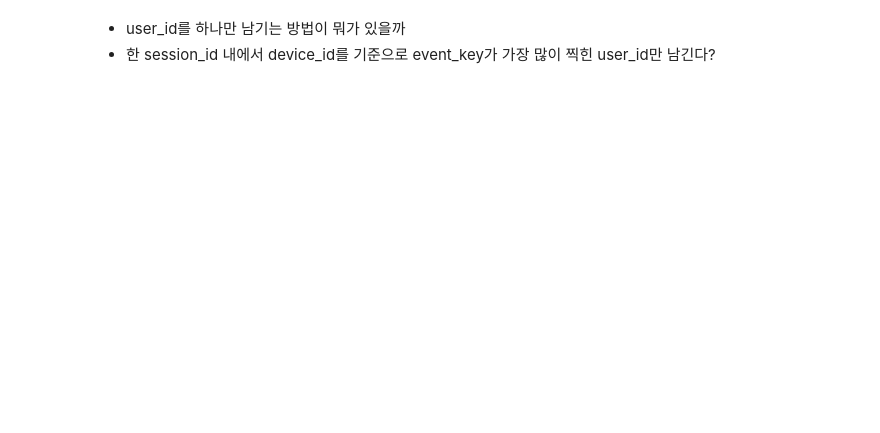
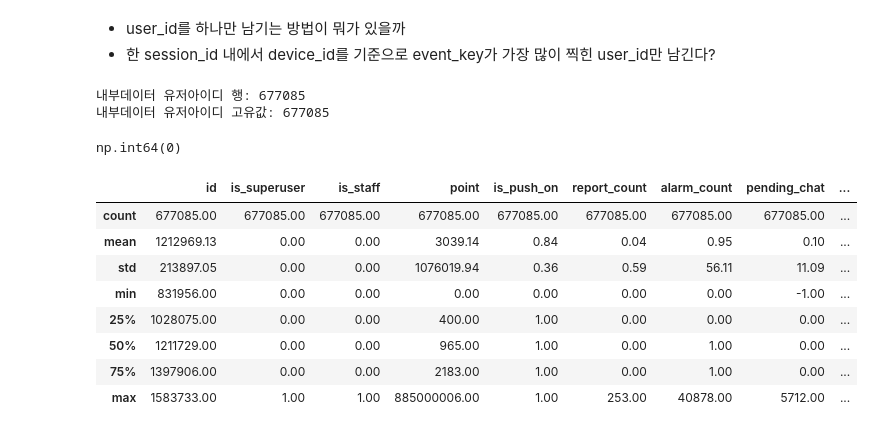
Before and after one commit to EtheriumArchive/Codeit_project, a Jupyter notebook: eda_damyeon_v2.ipynb, the cells around one changed output. Cells and saved outputs as stored; diff of their text form; code cells hidden in the pictures; blank space fills up the shorter version.

```diff
--- a/eda_damyeon_v2.ipynb
+++ b/eda_damyeon_v2.ipynb
@@ -286,3 +318,26 @@ Name: count, dtype: int64
 # %% [markdown]
 - user_id를 하나만 남기는 방법이 뭐가 있을까
 - 한 session_id 내에서 device_id를 기준으로 event_key가 가장 많이 찍힌 user_id만 남긴다?
+# %%
+# 내부데이터 중 유저아이디랑 비교
+print(f"내부데이터 유저아이디 행: {len(raw_vote_user)}")
+print(f"내부데이터 유저아이디 고유값: {raw_vote_user['id'].nunique()}")
+# %% [output]
+내부데이터 유저아이디 행: 677085
+내부데이터 유저아이디 고유값: 677085
+# %%
+raw_vote_user.duplicated().sum()
+# %% [output]
+np.int64(0)
+# %%
+raw_vote_user.describe()
+# %% [output]
+|  | id | is_superuser | is_staff | point | is_push_on | report_count | alarm_count | pending_chat | ... |
+| count | 677085.00 | 677085.00 | 677085.00 | 677085.00 | 677085.00 | 677085.00 | 677085.00 | 677085.00 | ... |
+| mean | 1212969.13 | 0.00 | 0.00 | 3039.14 | 0.84 | 0.04 | 0.95 | 0.10 | ... |
+| std | 213897.05 | 0.00 | 0.00 | 1076019.94 | 0.36 | 0.59 | 56.11 | 11.09 | ... |
+| min | 831956.00 | 0.00 | 0.00 | 0.00 | 0.00 | 0.00 | 0.00 | -1.00 | ... |
+| 25% | 1028075.00 | 0.00 | 0.00 | 400.00 | 1.00 | 0.00 | 0.00 | 0.00 | ... |
+| 50% | 1211729.00 | 0.00 | 0.00 | 965.00 | 1.00 | 0.00 | 1.00 | 0.00 | ... |
+| 75% | 1397906.00 | 0.00 | 0.00 | 2183.00 | 1.00 | 0.00 | 1.00 | 0.00 | ... |
+| max | 1583733.00 | 1.00 | 1.00 | 885000006.00 | 1.00 | 253.00 | 40878.00 | 5712.00 | ... |
```
Also changed, not shown: parts of 63 cells of this notebook.
